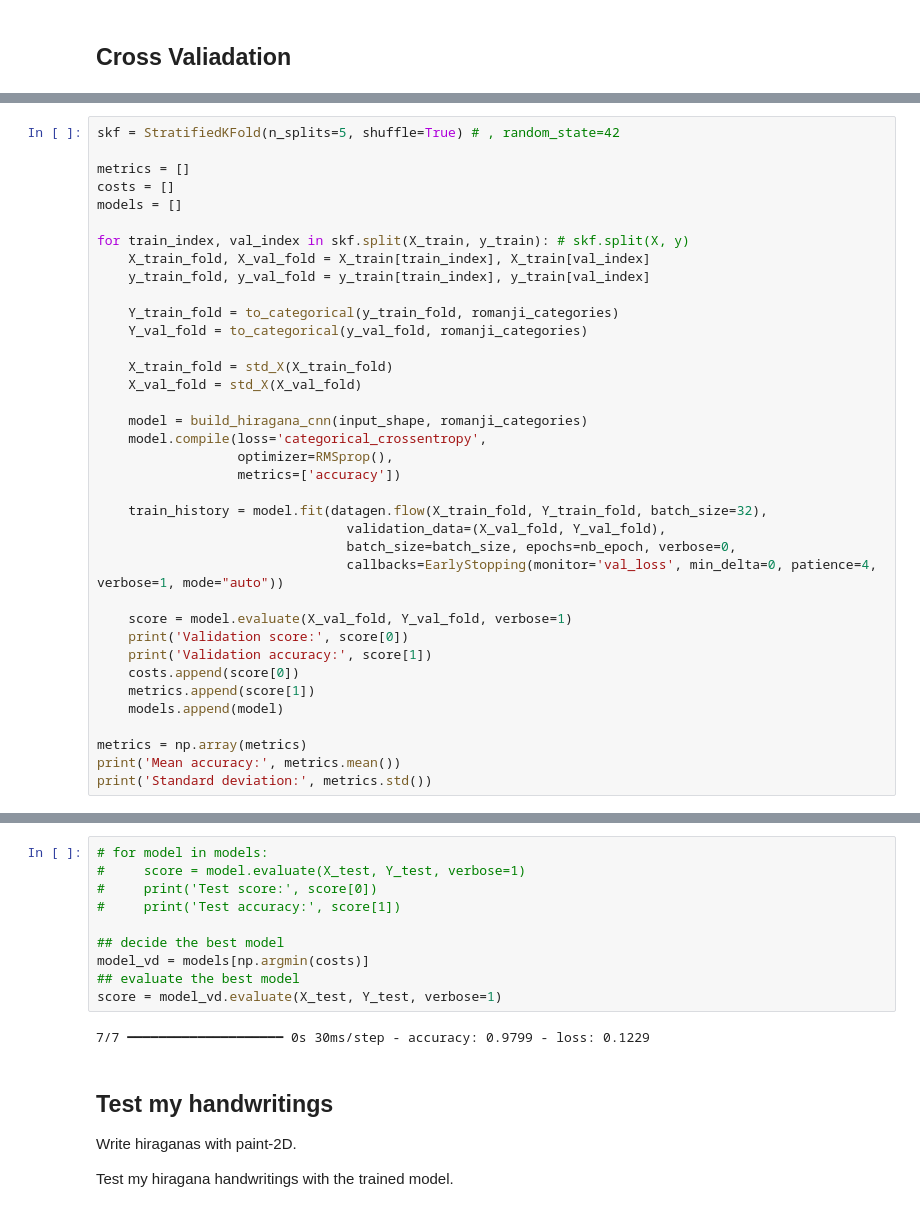
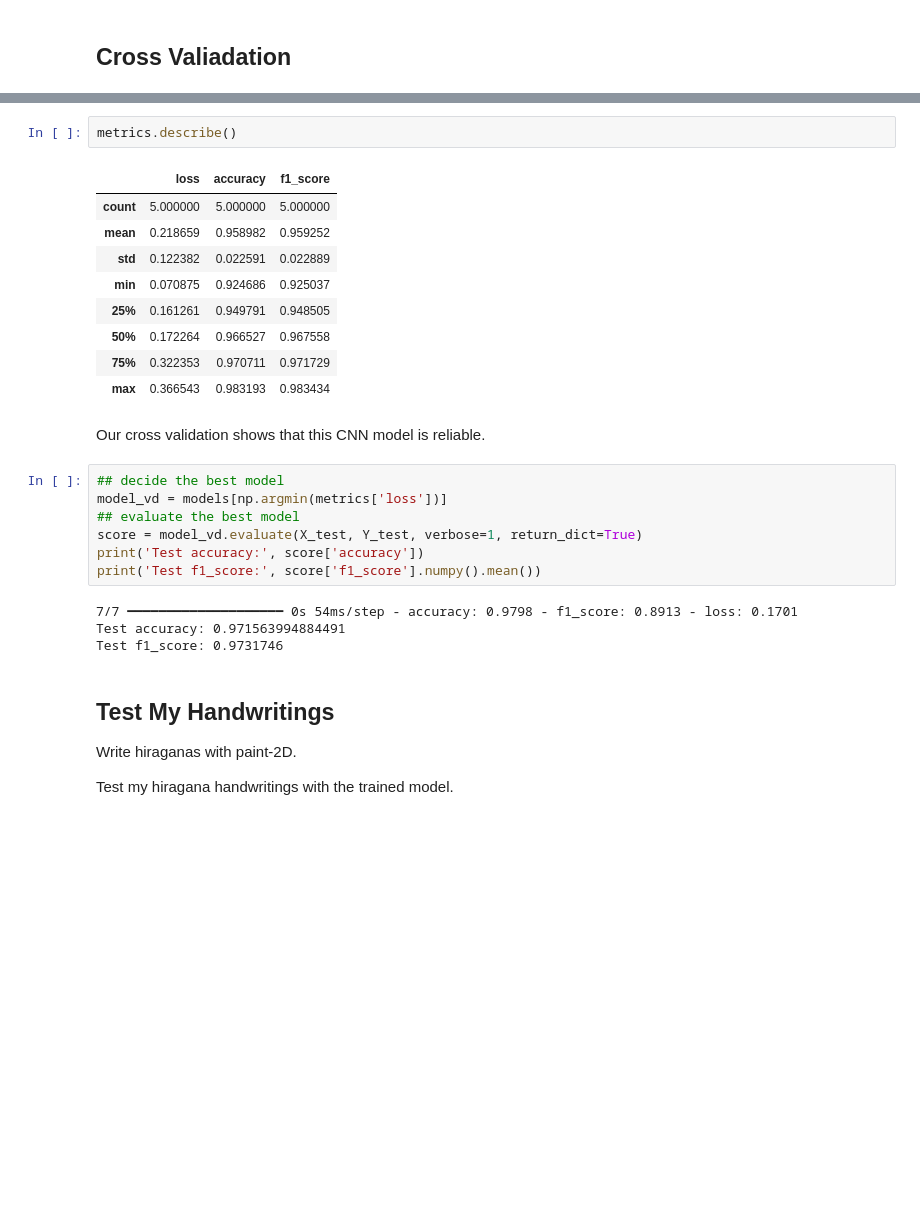
Before and after one commit to tim840818/nihongo_recognition, a Jupyter notebook: hiragana_recognition.ipynb, the cells around one changed output, grey strips where cells are left out. Cells and saved outputs as stored; diff of their text form; blank space fills up the shorter version.

```diff
--- a/hiragana_recognition.ipynb
+++ b/hiragana_recognition.ipynb
@@ -379,37 +409,0 @@ skf = StratifiedKFold(n_splits=5, shuffle=True) # , random_state=42
-# %%
-skf = StratifiedKFold(n_splits=5, shuffle=True) # , random_state=42
-
-metrics = []
-costs = []
-models = []
-
-for train_index, val_index in skf.split(X_train, y_train): # skf.split(X, y)
-    X_train_fold, X_val_fold = X_train[train_index], X_train[val_index]
-    y_train_fold, y_val_fold = y_train[train_index], y_train[val_index]
-
-    Y_train_fold = to_categorical(y_train_fold, romanji_categories)
-    Y_val_fold = to_categorical(y_val_fold, romanji_categories)
-
-    X_train_fold = std_X(X_train_fold)
-    X_val_fold = std_X(X_val_fold)
-
-    model = build_hiragana_cnn(input_shape, romanji_categories)
-    model.compile(loss='categorical_crossentropy',
-                  optimizer=RMSprop(),
-                  metrics=['accuracy'])
-
-    train_history = model.fit(datagen.flow(X_train_fold, Y_train_fold, batch_size=32),
-                                validation_data=(X_val_fold, Y_val_fold),
-                                batch_size=batch_size, epochs=nb_epoch, verbose=0,
-                                callbacks=EarlyStopping(monitor='val_loss', min_delta=0, patience=4, verbose=1, mode="auto"))
-
-    score = model.evaluate(X_val_fold, Y_val_fold, verbose=1)
-    print('Validation score:', score[0])
-    print('Validation accuracy:', score[1])
-    costs.append(score[0])
-    metrics.append(score[1])
-    models.append(model)
-
-metrics = np.array(metrics)
-print('Mean accuracy:', metrics.mean())
-print('Standard deviation:', metrics.std())
@@ -434,17 +410,30 @@ Standard deviation: 0.01547631416950185
+# %%
+metrics.describe()
+# %% [output]
+|  | loss | accuracy | f1_score |
+| count | 5.000000 | 5.000000 | 5.000000 |
+| mean | 0.218659 | 0.958982 | 0.959252 |
+| std | 0.122382 | 0.022591 | 0.022889 |
+| min | 0.070875 | 0.924686 | 0.925037 |
+| 25% | 0.161261 | 0.949791 | 0.948505 |
+| 50% | 0.172264 | 0.966527 | 0.967558 |
+| 75% | 0.322353 | 0.970711 | 0.971729 |
+| max | 0.366543 | 0.983193 | 0.983434 |
+# %% [markdown]
+Our cross validation shows that this CNN model is reliable.
 # %%
-# for model in models:
-#     score = model.evaluate(X_test, Y_test, verbose=1)
-#     print('Test score:', score[0])
-#     print('Test accuracy:', score[1])
-
 ## decide the best model
-model_vd = models[np.argmin(costs)]
+model_vd = models[np.argmin(metrics['loss'])]
 ## evaluate the best model
-score = model_vd.evaluate(X_test, Y_test, verbose=1)
+score = model_vd.evaluate(X_test, Y_test, verbose=1, return_dict=True)
+print('Test accuracy:', score['accuracy'])
+print('Test f1_score:', score['f1_score'].numpy().mean())
 # %% [output]
-7/7 ━━━━━━━━━━━━━━━━━━━━ 0s 30ms/step - accuracy: 0.9799 - loss: 0.1229
+7/7 ━━━━━━━━━━━━━━━━━━━━ 0s 54ms/step - accuracy: 0.9798 - f1_score: 0.8913 - loss: 0.1701
+Test accuracy: 0.971563994884491
+Test f1_score: 0.9731746
 # %% [markdown]
-## Test my handwritings
+## Test My Handwritings
 Write hiraganas with paint-2D.
 
 Test my hiragana handwritings with the trained model.
```
Also changed, not shown: parts of 39 cells of this notebook, 4 other files.
